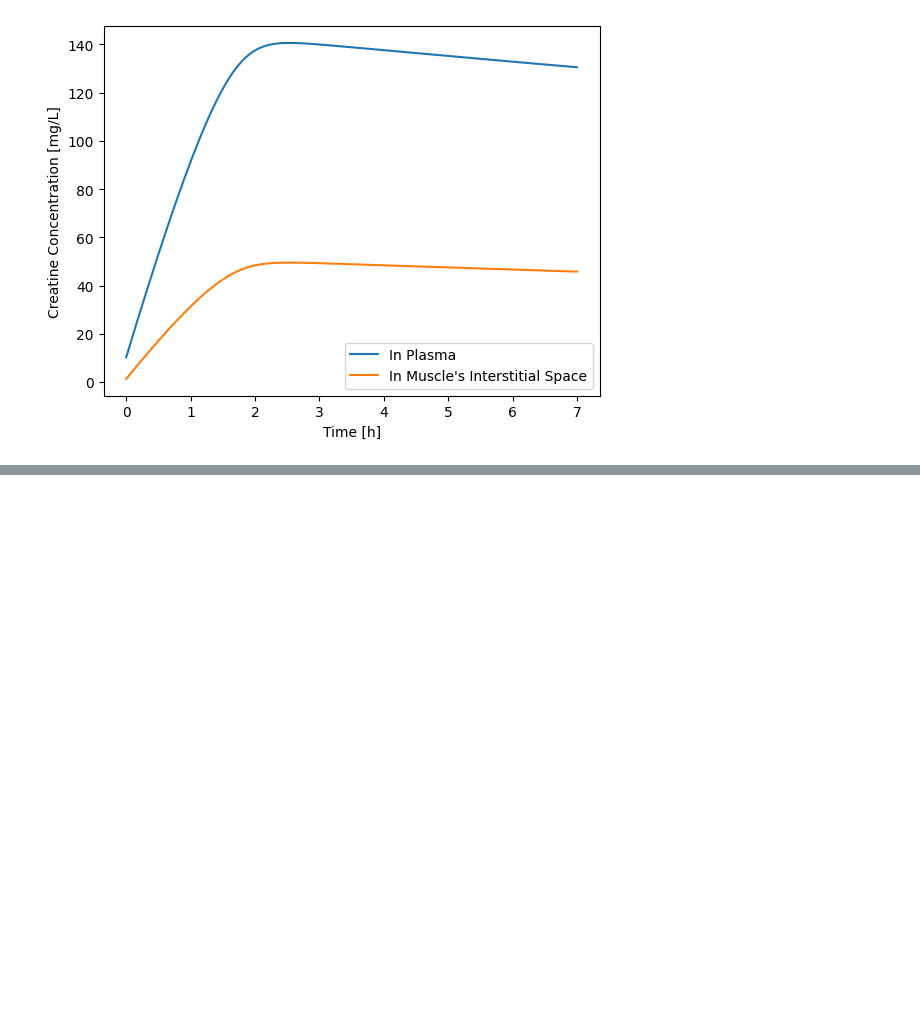
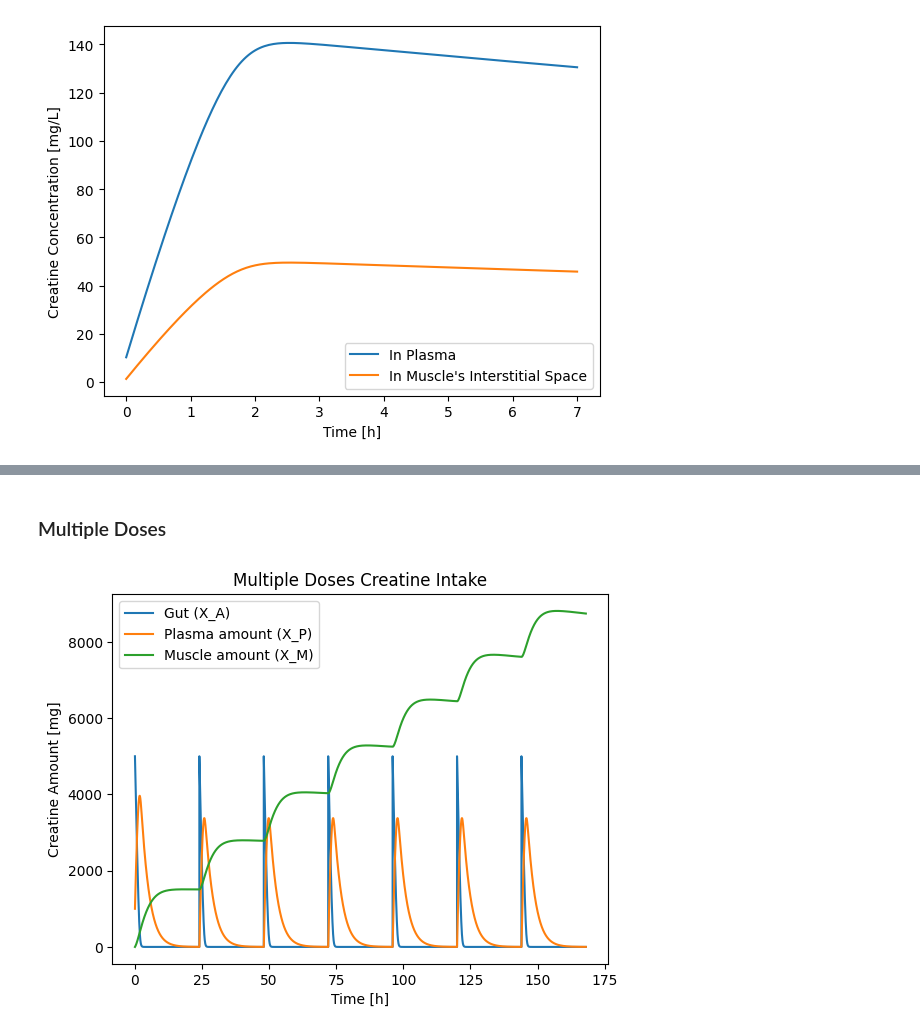
Before and after one commit to dropoftherain/Creatine_Saturation_Calculator, a Jupyter notebook: ODE_try.ipynb, the cells around one changed output, grey strips where cells are left out. Cells and saved outputs as stored; diff of their text form; code cells hidden in the pictures; blank space fills up the shorter version.

```diff
--- a/ODE_try.ipynb
+++ b/ODE_try.ipynb
@@ -91,0 +156,47 @@ plt.show()
+# %% [markdown]
+### Multiple Doses
+# %%
+dose = 5000 # mg
+
+def creatine_model(S,t):
+    X_A, X_P, X_M = S
+    C_P = X_P / V_D  # mg/L
+    absorption = V_max * X_A / (K_M + X_A)
+    muscle_uptake = (V_max_M * C_P)/(K_M_M + C_P)
+    dXAdt = - absorption
+    dXPdt = absorption - k_e * X_P - muscle_uptake
+    dXMdt = muscle_uptake - k_loss * X_M
+    return [dXAdt, dXPdt, dXMdt]
+
+# Dose every 24h, 1000 steps in that time interval, we have 7 time intervals (7 days)
+
+intervals = range(1,8)
+concatenated_solution = []
+concatenated_time = []
+
+for interval in intervals:
+    t = np.linspace((interval-1)*24, interval*24, 1000)
+    if interval == 1:
+        S_0 = [X_A_0, X_P_0, X_M_0]
+    else:
+        S_0 = [X_A_current[-1] + dose, X_P_current[-1], X_M_current[-1]]
+    solution = odeint(creatine_model, y0=S_0, t=t)
+    X_A_current, X_P_current, X_M_current = solution.T
+
+    concatenated_time += list(t)
+    concatenated_solution += list(zip(X_A_current, X_P_current, X_M_current))
+
+concatenated_time = np.array(concatenated_time)
+concatenated_solution = np.array(concatenated_solution)
+X_A_sol, X_P_sol, X_M_sol = concatenated_solution.T
+
+plt.title('Multiple Doses Creatine Intake')
+plt.plot(concatenated_time, X_A_sol, label='Gut (X_A)')
+plt.plot(concatenated_time, X_P_sol, label='Plasma amount (X_P)')
+plt.plot(concatenated_time, X_M_sol, label='Muscle amount (X_M)')
+plt.legend()
+plt.xlabel('Time [h]')
+plt.ylabel('Creatine Amount [mg]')
+plt.show()
+# %% [output]
+[figure, added]
```
Also changed, not shown: parts of 7 cells of this notebook.
